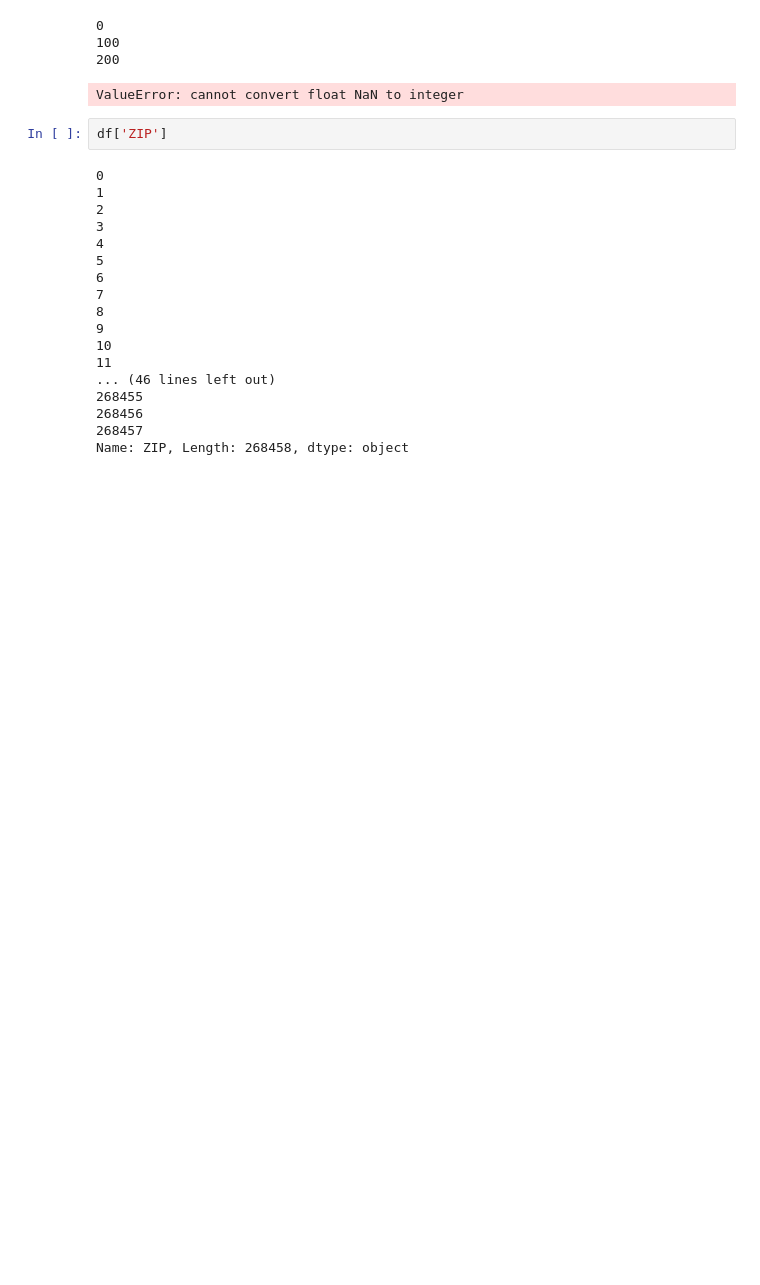
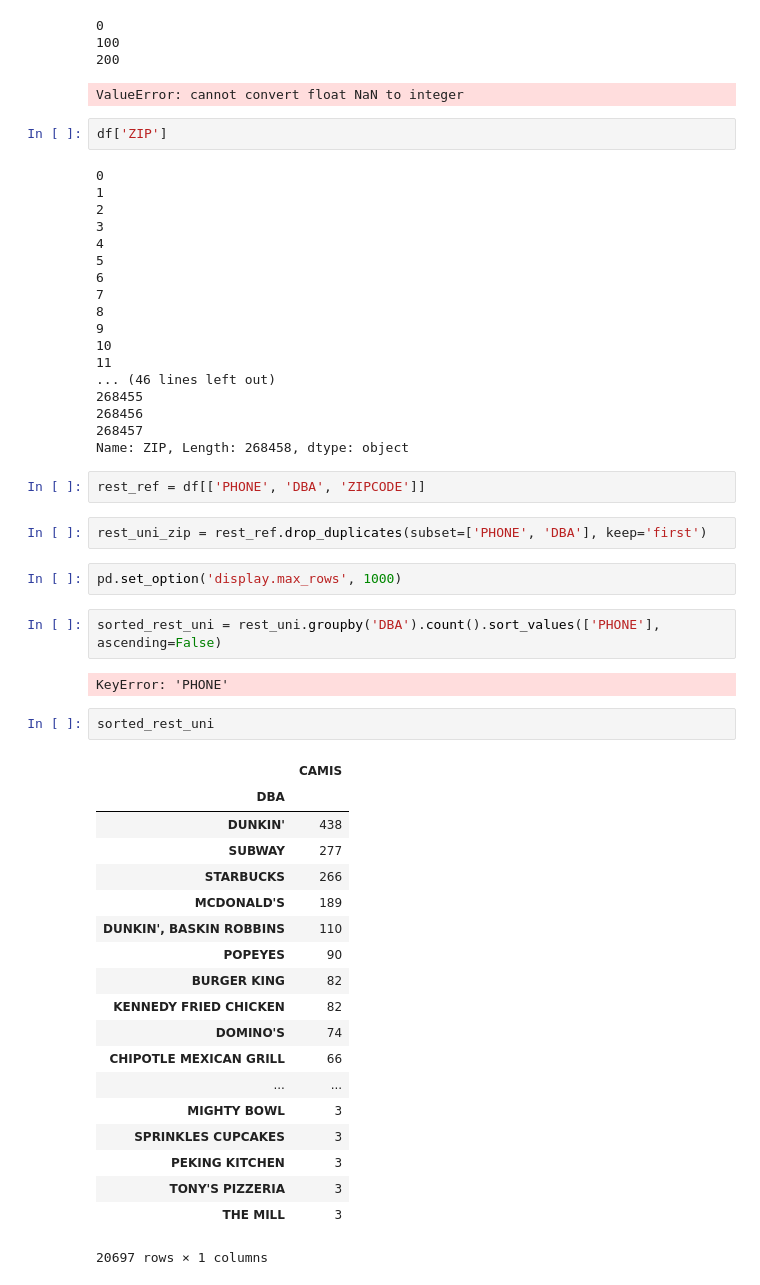
Before and after one commit to robblatt/Restaurant-Hypothesis-Testing, a Jupyter notebook: Rob Discovery.ipynb, the cells around one changed output. Cells and saved outputs as stored; diff of their text form; blank space fills up the shorter version.

```diff
--- a/Rob Discovery.ipynb
+++ b/Rob Discovery.ipynb
@@ -251,3 +251,35 @@ df['ZIP']
 268456
 268457
 Name: ZIP, Length: 268458, dtype: object
+# %%
+rest_ref = df[['PHONE', 'DBA', 'ZIPCODE']]
+# %%
+rest_uni_zip = rest_ref.drop_duplicates(subset=['PHONE', 'DBA'], keep='first')
+# %%
+pd.set_option('display.max_rows', 1000)
+# %%
+sorted_rest_uni = rest_uni.groupby('DBA').count().sort_values(['PHONE'], ascending=False)
+# %% [output]
+KeyError: 'PHONE'
+# %%
+sorted_rest_uni
+# %% [output]
+|  | CAMIS |
+| DBA |  |
+| DUNKIN' | 438 |
+| SUBWAY | 277 |
+| STARBUCKS | 266 |
+| MCDONALD'S | 189 |
+| DUNKIN', BASKIN ROBBINS | 110 |
+| POPEYES | 90 |
+| BURGER KING | 82 |
+| KENNEDY FRIED CHICKEN | 82 |
+| DOMINO'S | 74 |
+| CHIPOTLE MEXICAN GRILL | 66 |
+| ... | ... |
+| MIGHTY BOWL | 3 |
+| SPRINKLES CUPCAKES | 3 |
+| PEKING KITCHEN | 3 |
+| TONY'S PIZZERIA | 3 |
+| THE MILL | 3 |
+20697 rows × 1 columns
```
Also changed, not shown: parts of 1 cell of this notebook, 3 other files.
